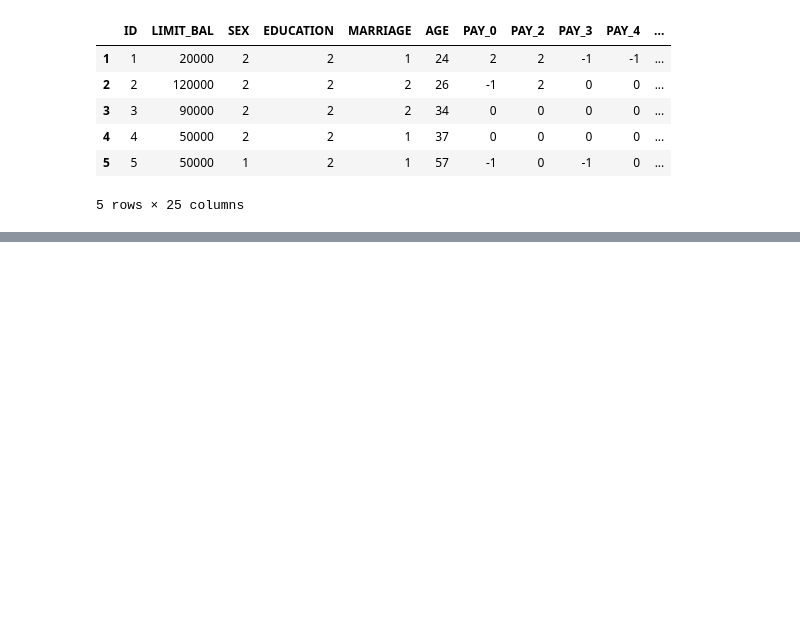
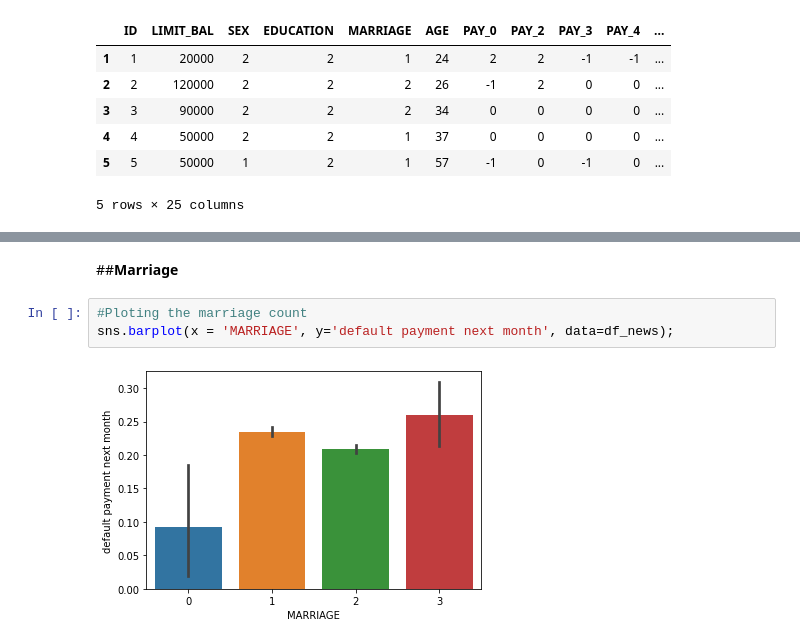
Before and after one commit to Mmbsaksd/Credit-Card-Default-Prediction---Capstone-Project, a Jupyter notebook: Credit_Card_Default_Prediction_Capstone_Project.ipynb, the cells around one changed output, grey strips where cells are left out. Cells and saved outputs as stored; diff of their text form; blank space fills up the shorter version.

```diff
--- a/Credit_Card_Default_Prediction_Capstone_Project.ipynb
+++ b/Credit_Card_Default_Prediction_Capstone_Project.ipynb
@@ -143,0 +182,7 @@ df_news.head()
+# %% [markdown]
+##**Marriage**
+# %%
+#Ploting the marriage count
+sns.barplot(x = 'MARRIAGE', y='default payment next month', data=df_news);
+# %% [output]
+[figure, added]
```
Also changed, not shown: parts of 29 cells of this notebook.
